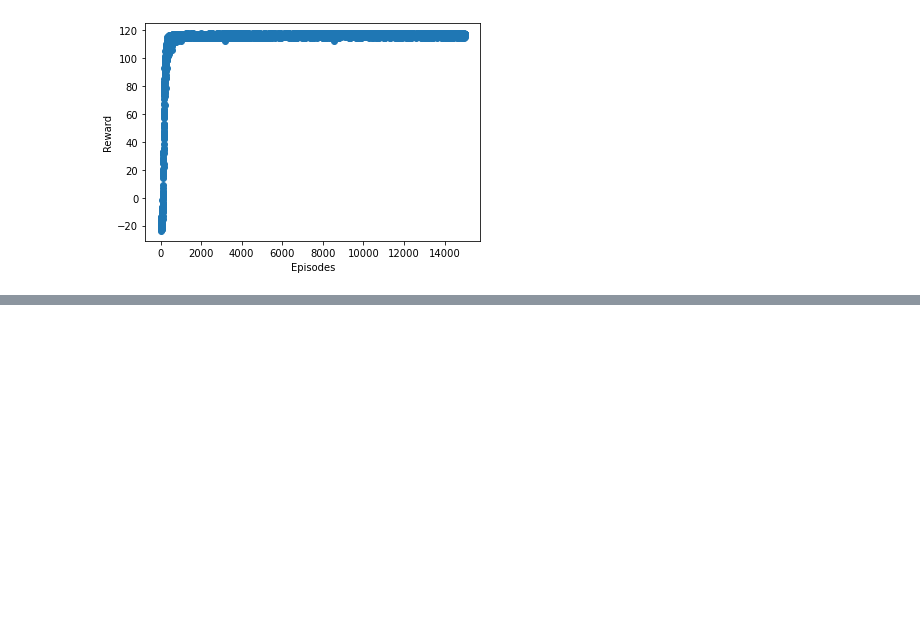
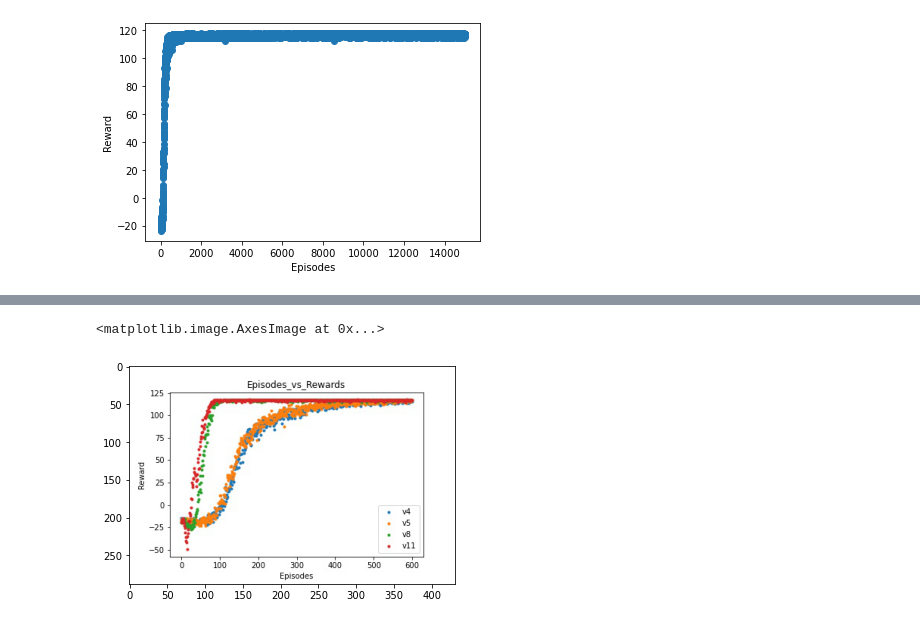
Before and after one commit to tiaraRS/ReinforcementLearningPractice, a Jupyter notebook: Practica6.ipynb, the cells around one changed output, grey strips where cells are left out. Drawn from its saved outputs; the diff is of its cells as text; code cells hidden in the pictures; blank space fills up the shorter version.

```diff
--- a/Practica6.ipynb
+++ b/Practica6.ipynb
@@ -495,0 +377,8 @@ array([[3, 1, 3, 3, 2, 3, 3, 2, 2],
+# %%
+import matplotlib.pyplot as plt
+img_name = "Experiments-Parameters/episodes_vs_reward/comparation_v45811.jpg"
+img1 = plt.imread(img_name)
+plt.imshow(img1)
+# %% [output]
+<matplotlib.image.AxesImage at 0x...>
+[figure, added]
```
Also changed, not shown: parts of 41 cells of this notebook, 6 other files.
